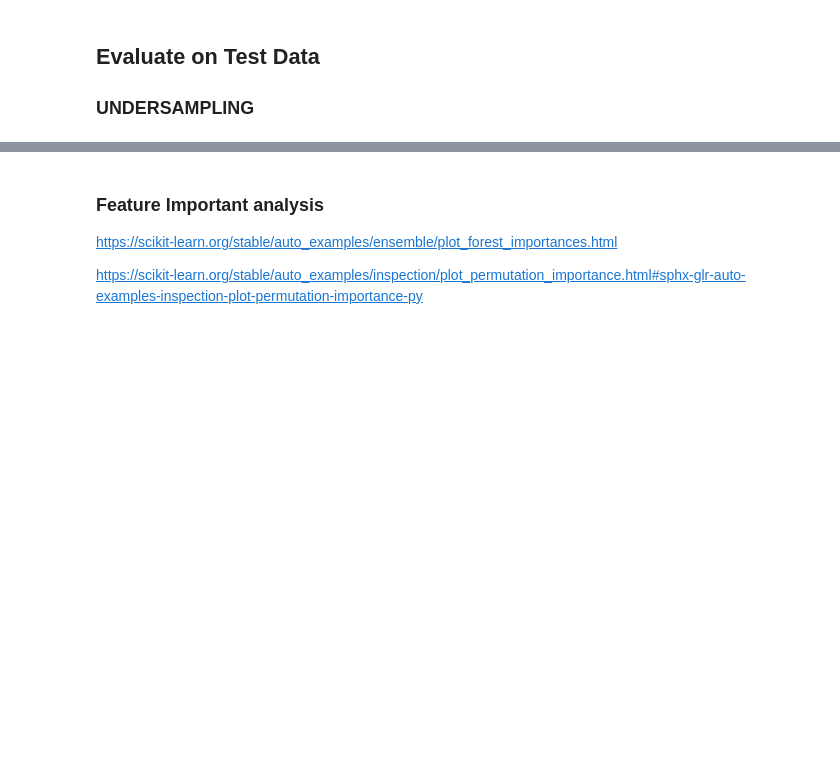
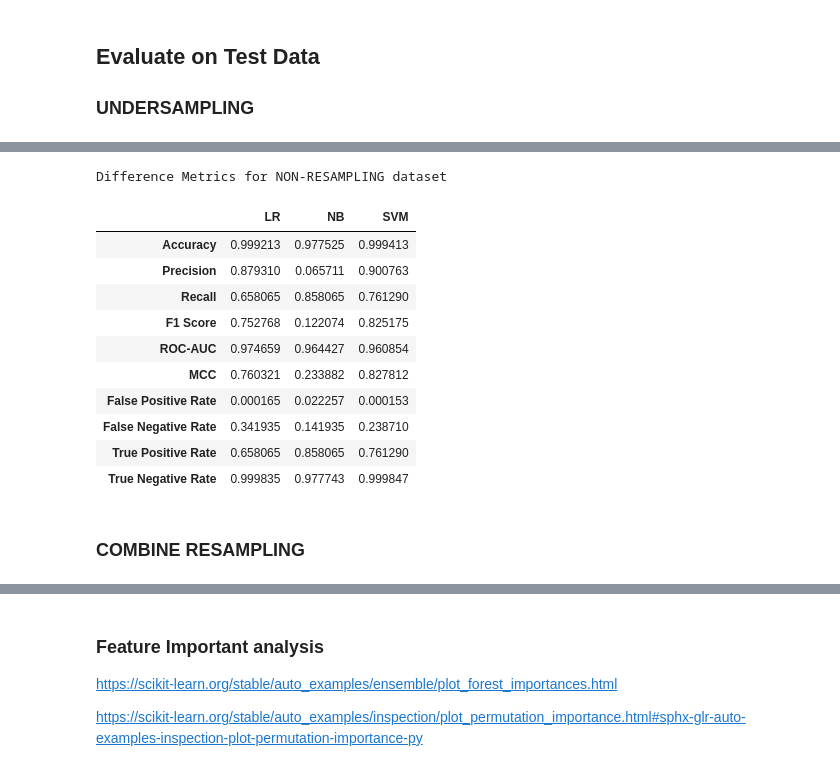
Before and after one commit to yvonnevydao/Credit_Fraud_Detection, a Jupyter notebook: credit_fraud_detection.ipynb, the cells around one changed output, grey strips where cells are left out. Cells and saved outputs as stored; diff of their text form; code cells hidden in the pictures; blank space fills up the shorter version.

```diff
--- a/credit_fraud_detection.ipynb
+++ b/credit_fraud_detection.ipynb
@@ -2654,0 +2421,26 @@ https://chatgpt.com/c/d23fe45c-b9ef-4118-b3ba-16f49b175f0d
+# %%
+# Create a DataFrame to store metrics for comparison with metrics in rows and models in columns
+print('Difference Metrics for NON-RESAMPLING dataset')
+
+metrics_df_NON = pd.DataFrame({
+    'LR': LR_metrics_NON,
+    'NB': NB_metrics_NON,
+    'SVM': SVM_metrics_NON
+})
+
+display(metrics_df_NON)
+# %% [output]
+Difference Metrics for NON-RESAMPLING dataset
+|  | LR | NB | SVM |
+| Accuracy | 0.999213 | 0.977525 | 0.999413 |
+| Precision | 0.879310 | 0.065711 | 0.900763 |
+| Recall | 0.658065 | 0.858065 | 0.761290 |
+| F1 Score | 0.752768 | 0.122074 | 0.825175 |
+| ROC-AUC | 0.974659 | 0.964427 | 0.960854 |
+| MCC | 0.760321 | 0.233882 | 0.827812 |
+| False Positive Rate | 0.000165 | 0.022257 | 0.000153 |
+| False Negative Rate | 0.341935 | 0.141935 | 0.238710 |
+| True Positive Rate | 0.658065 | 0.858065 | 0.761290 |
+| True Negative Rate | 0.999835 | 0.977743 | 0.999847 |
+# %% [markdown]
+### COMBINE RESAMPLING
```
Also changed, not shown: parts of 52 cells of this notebook.
